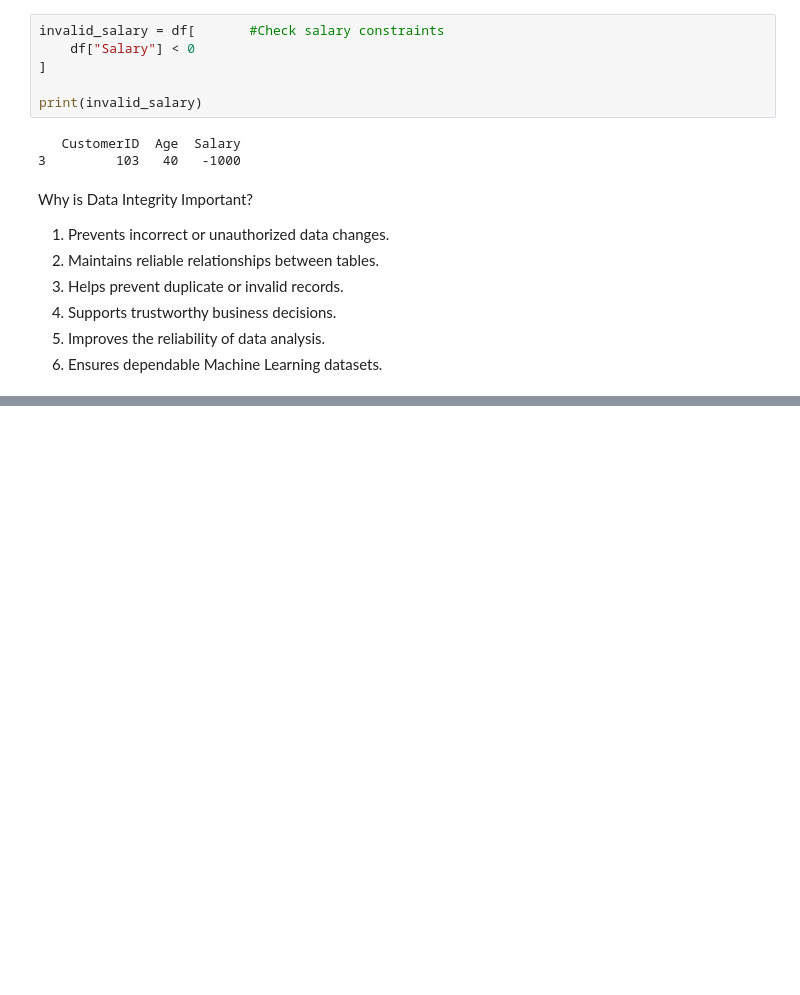
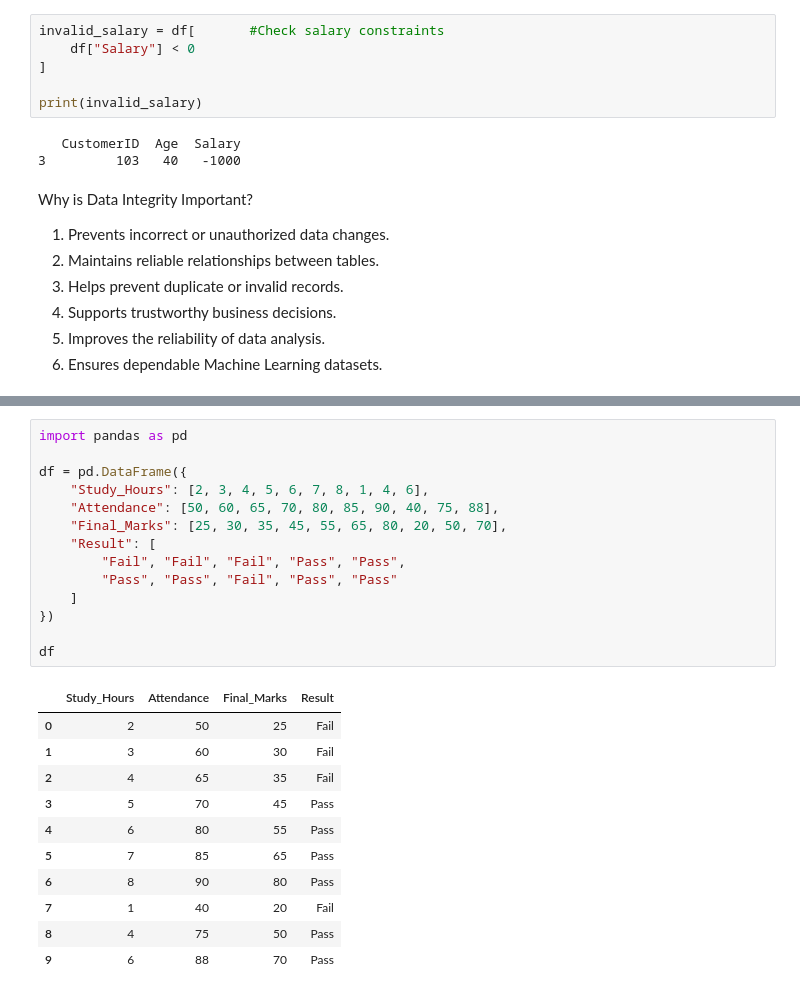
Before and after one commit to upendarreddyadla/Sprint-5-Data-Cleaning-Data-Preprocessing, a Jupyter notebook: 01_Data_Preprocessing_Basics.ipynb, the cells around one changed output, grey strips where cells are left out. Cells and saved outputs as stored; diff of their text form; blank space fills up the shorter version.

```diff
--- a/01_Data_Preprocessing_Basics.ipynb
+++ b/01_Data_Preprocessing_Basics.ipynb
@@ -1201,0 +1261,26 @@ Why is Data Integrity Important?
+# %%
+import pandas as pd
+
+df = pd.DataFrame({
+    "Study_Hours": [2, 3, 4, 5, 6, 7, 8, 1, 4, 6],
+    "Attendance": [50, 60, 65, 70, 80, 85, 90, 40, 75, 88],
+    "Final_Marks": [25, 30, 35, 45, 55, 65, 80, 20, 50, 70],
+    "Result": [
+        "Fail", "Fail", "Fail", "Pass", "Pass",
+        "Pass", "Pass", "Fail", "Pass", "Pass"
+    ]
+})
+
+df
+# %% [output]
+|  | Study_Hours | Attendance | Final_Marks | Result |
+| 0 | 2 | 50 | 25 | Fail |
+| 1 | 3 | 60 | 30 | Fail |
+| 2 | 4 | 65 | 35 | Fail |
+| 3 | 5 | 70 | 45 | Pass |
+| 4 | 6 | 80 | 55 | Pass |
+| 5 | 7 | 85 | 65 | Pass |
+| 6 | 8 | 90 | 80 | Pass |
+| 7 | 1 | 40 | 20 | Fail |
+| 8 | 4 | 75 | 50 | Pass |
+| 9 | 6 | 88 | 70 | Pass |
```
Also changed, not shown: parts of 40 cells of this notebook.
